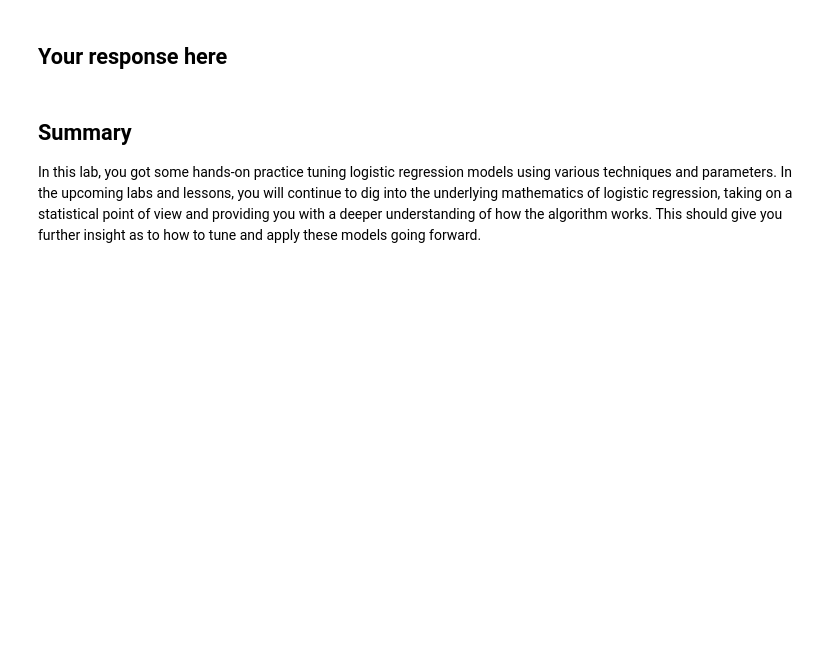
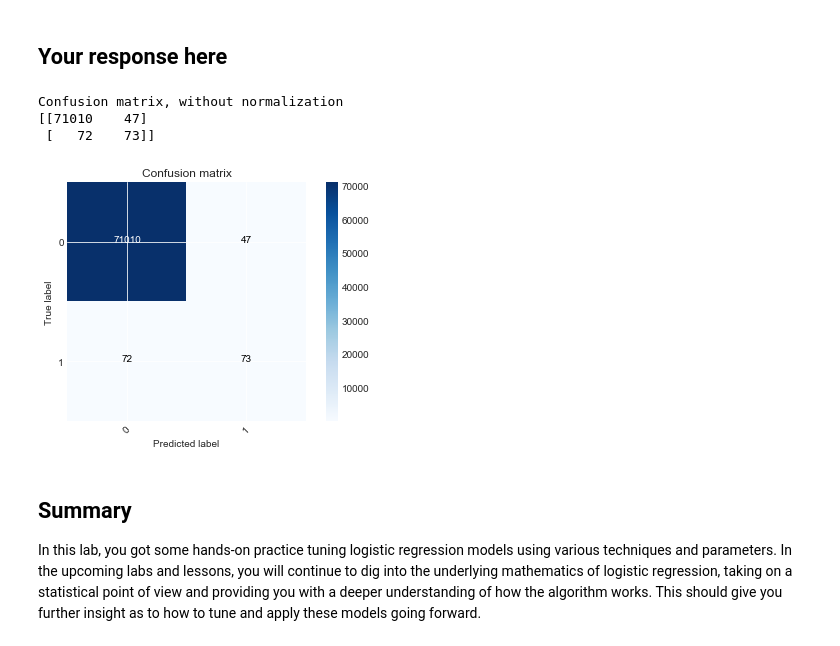
Before and after one commit to learn-co-curriculum/dsc-class-imbalance-problems-lab, a Jupyter notebook: index.ipynb, the cells around one changed output. Saved outputs shown, nothing was run; the diff lists cells and outputs as text; code cells hidden in the pictures; blank space fills up the shorter version.

```diff
--- a/index.ipynb
+++ b/index.ipynb
@@ -113,5 +308,14 @@ AUC for 0.8: 0.9889244061409412
 # %% [markdown]
 ## Your response here
+# %%
+# __SOLUTION__
+cnf_matrix = confusion_matrix(y_hat_test, y_test)
+plot_confusion_matrix(cnf_matrix, classes=[0,1])
+# %% [output]
+Confusion matrix, without normalization
+[[71010    47]
+ [   72    73]]
+[figure, added]
 # %% [markdown]
 ## Summary
 
```
Also changed, not shown: parts of 13 cells of this notebook, 9 other files.
